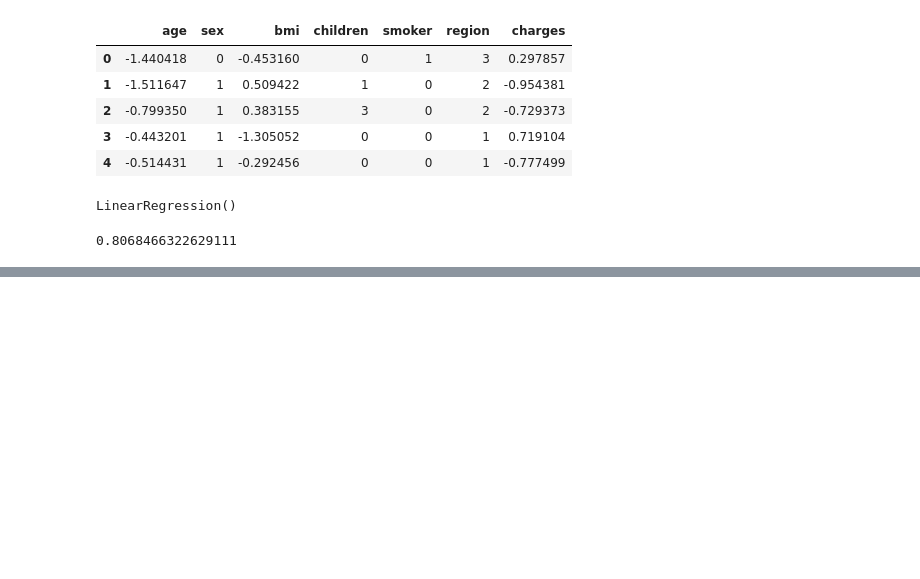
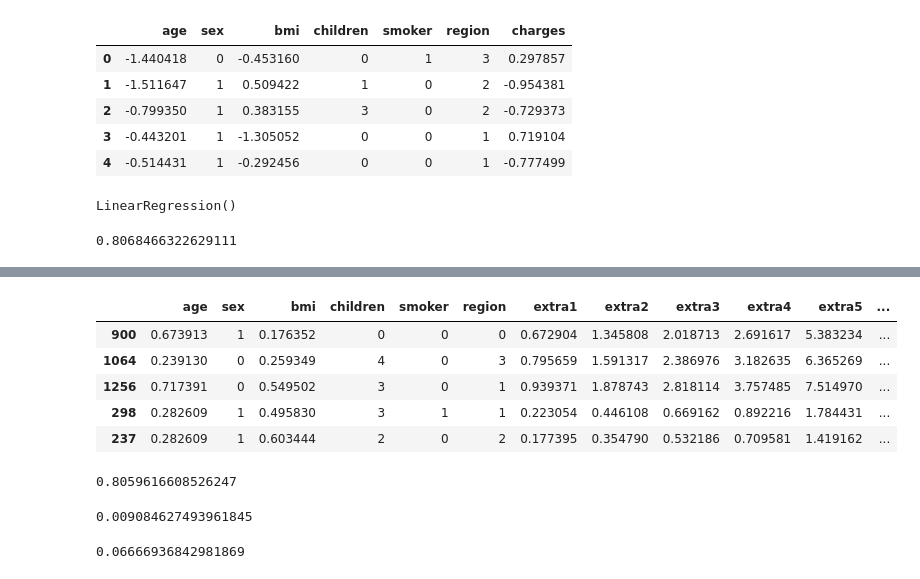
Before and after one commit to sauravkokane/Data-Science-Training, a Jupyter notebook: Linear_Regression.ipynb, the cells around one changed output, grey strips where cells are left out. Drawn from its saved outputs; the diff is of its cells as text; code cells hidden in the pictures; blank space fills up the shorter version.

```diff
--- a/Linear_Regression.ipynb
+++ b/Linear_Regression.ipynb
@@ -247,0 +356,28 @@ r2_score(y_std_test,y_std_pred)
+# %%
+X = df_extra.drop(['charges'],axis=1)
+y = df_extra['charges']
+x_extra_train, x_extra_test, y_extra_train, y_extra_test = train_test_split(X, y,test_size=0.2,random_state=42)
+# %%
+x_extra_test.head()
+# %% [output]
+|  | age | sex | bmi | children | smoker | region | extra1 | extra2 | extra3 | extra4 | extra5 | ... |
+| 900 | 0.673913 | 1 | 0.176352 | 0 | 0 | 0 | 0.672904 | 1.345808 | 2.018713 | 2.691617 | 5.383234 | ... |
+| 1064 | 0.239130 | 0 | 0.259349 | 4 | 0 | 3 | 0.795659 | 1.591317 | 2.386976 | 3.182635 | 6.365269 | ... |
+| 1256 | 0.717391 | 0 | 0.549502 | 3 | 0 | 1 | 0.939371 | 1.878743 | 2.818114 | 3.757485 | 7.514970 | ... |
+| 298 | 0.282609 | 1 | 0.495830 | 3 | 1 | 1 | 0.223054 | 0.446108 | 0.669162 | 0.892216 | 1.784431 | ... |
+| 237 | 0.282609 | 1 | 0.603444 | 2 | 0 | 2 | 0.177395 | 0.354790 | 0.532186 | 0.709581 | 1.419162 | ... |
+# %%
+model_extra3 = LinearRegression()
+model_extra3.fit(x_extra_train,y_extra_train)
+y_extra_pred = model_extra3.predict(x_extra_test)
+r2_score(y_extra_test,y_extra_pred)
+# %% [output]
+0.8059616608526247
+# %%
+mean_squared_error(y_extra_test,y_extra_pred)
+# %% [output]
+0.009084627493961845
+# %%
+mean_absolute_error(y_extra_test,y_extra_pred)
+# %% [output]
+0.06666936842981869
```
Also changed, not shown: parts of 25 cells of this notebook.
